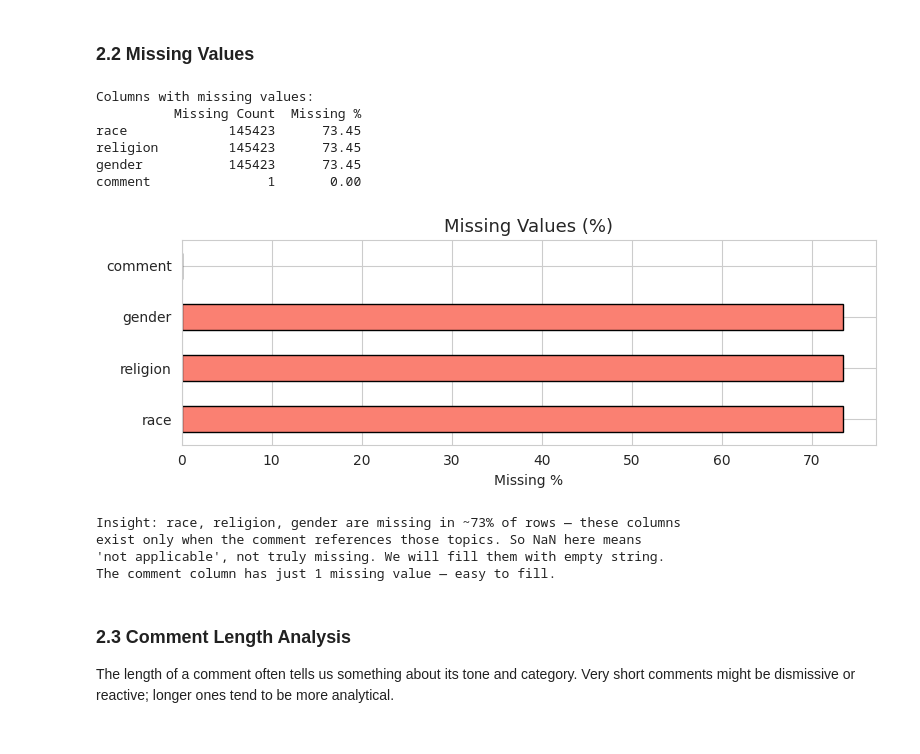
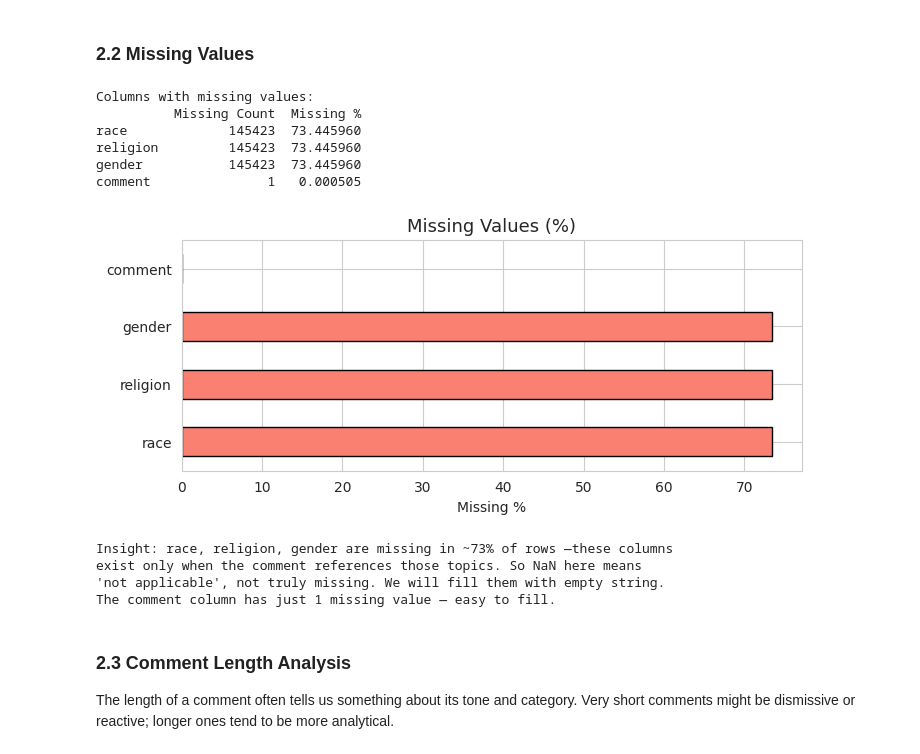
Before and after one commit to Avhi-kr/MLP_Project_Jan26, a Jupyter notebook: Main Notebook/FinalNoteboook.ipynb, the cells around one changed output. Saved outputs shown, nothing was run; the diff lists cells and outputs as text; code cells hidden in the pictures.

```diff
--- a/Main Notebook/FinalNoteboook.ipynb
+++ b/Main Notebook/FinalNoteboook.ipynb
@@ -142,35 +141,39 @@ would score ~57%, so we need to do much better than that.
 ### 2.2 Missing Values
 # %%
 missing = train.isnull().sum()
-missing_pct = (missing / len(train) * 100).round(2)
-missing_df = pd.DataFrame({'Missing Count': missing, 'Missing %': missing_pct})
-missing_df = missing_df[missing_df['Missing Count'] > 0].sort_values('Missing Count', ascending=False)
+
+missing_df = pd.DataFrame({
+    'Missing Count': missing,
+    'Missing %': (missing / len(train)) * 100
+})
+
+missing_df = missing_df[missing_df['Missing Count'] > 0]
+missing_df = missing_df.sort_values('Missing Count', ascending=False)
 
 print('Columns with missing values:')
 print(missing_df.to_string())
 
 # visualize
 if len(missing_df) > 0:
     plt.figure(figsize=(8, 3))
     missing_df['Missing %'].plot(kind='barh', color='salmon', edgecolor='black')
     plt.title('Missing Values (%)', fontsize=13)
     plt.xlabel('Missing %')
-    plt.tight_layout()
     plt.show()
 
-print('\nInsight: race, religion, gender are missing in ~73% of rows — these columns')
+print('\nInsight: race, religion, gender are missing in ~73% of rows —these columns')
 print('exist only when the comment references those topics. So NaN here means')
 print("'not applicable', not truly missing. We will fill them with empty string.")
 print('The comment column has just 1 missing value — easy to fill.')
 # %% [output]
 Columns with missing values:
           Missing Count  Missing %
-race             145423      73.45
-religion         145423      73.45
-gender           145423      73.45
-comment               1       0.00
+race             145423  73.445960
+religion         145423  73.445960
+gender           145423  73.445960
+comment               1   0.000505
-[figure, old version]
+[figure, new version]
-Insight: race, religion, gender are missing in ~73% of rows — these columns
+Insight: race, religion, gender are missing in ~73% of rows —these columns
 exist only when the comment references those topics. So NaN here means
 'not applicable', not truly missing. We will fill them with empty string.
 The comment column has just 1 missing value — easy to fill.
```
Also changed, not shown: parts of 7 cells of this notebook.
